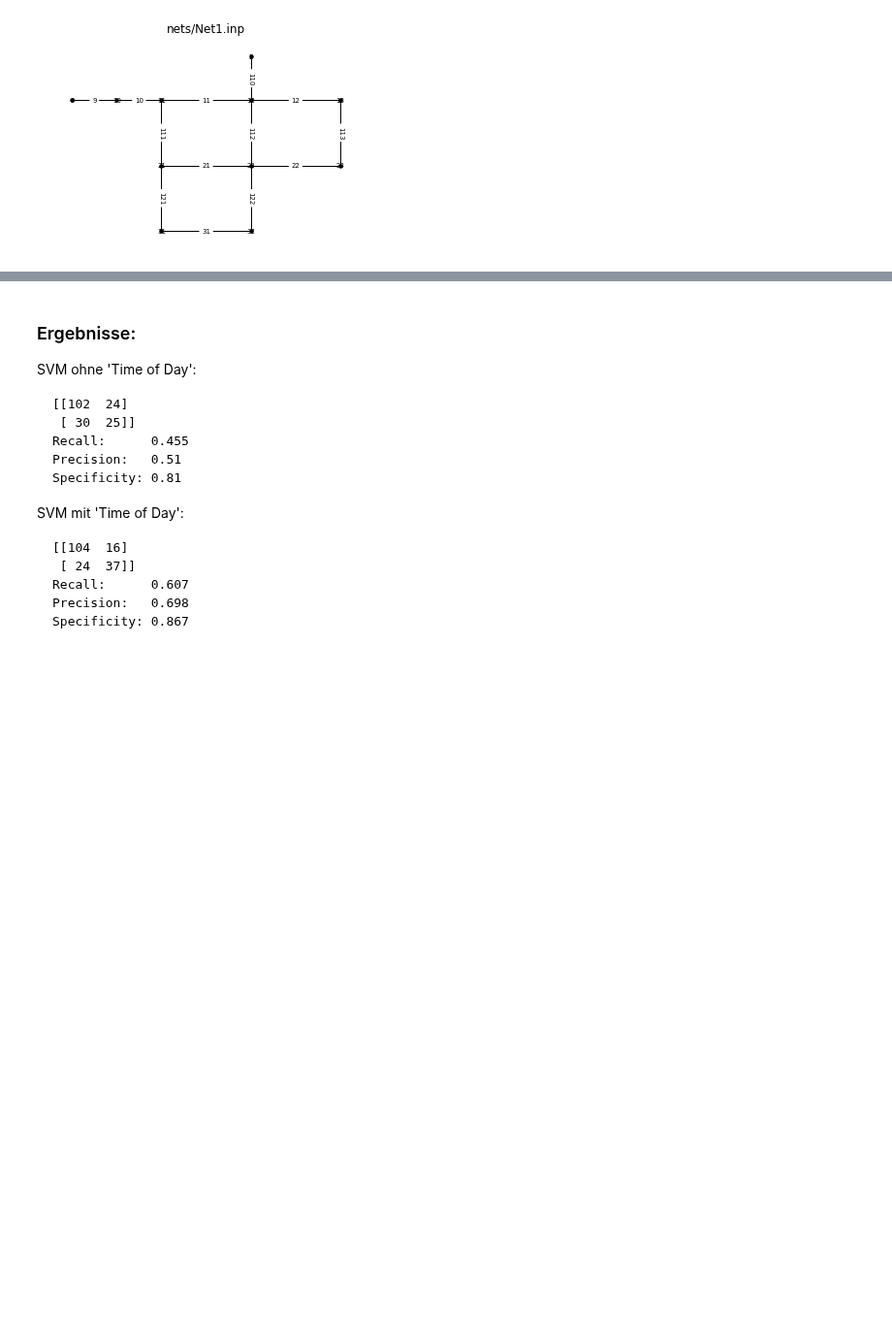
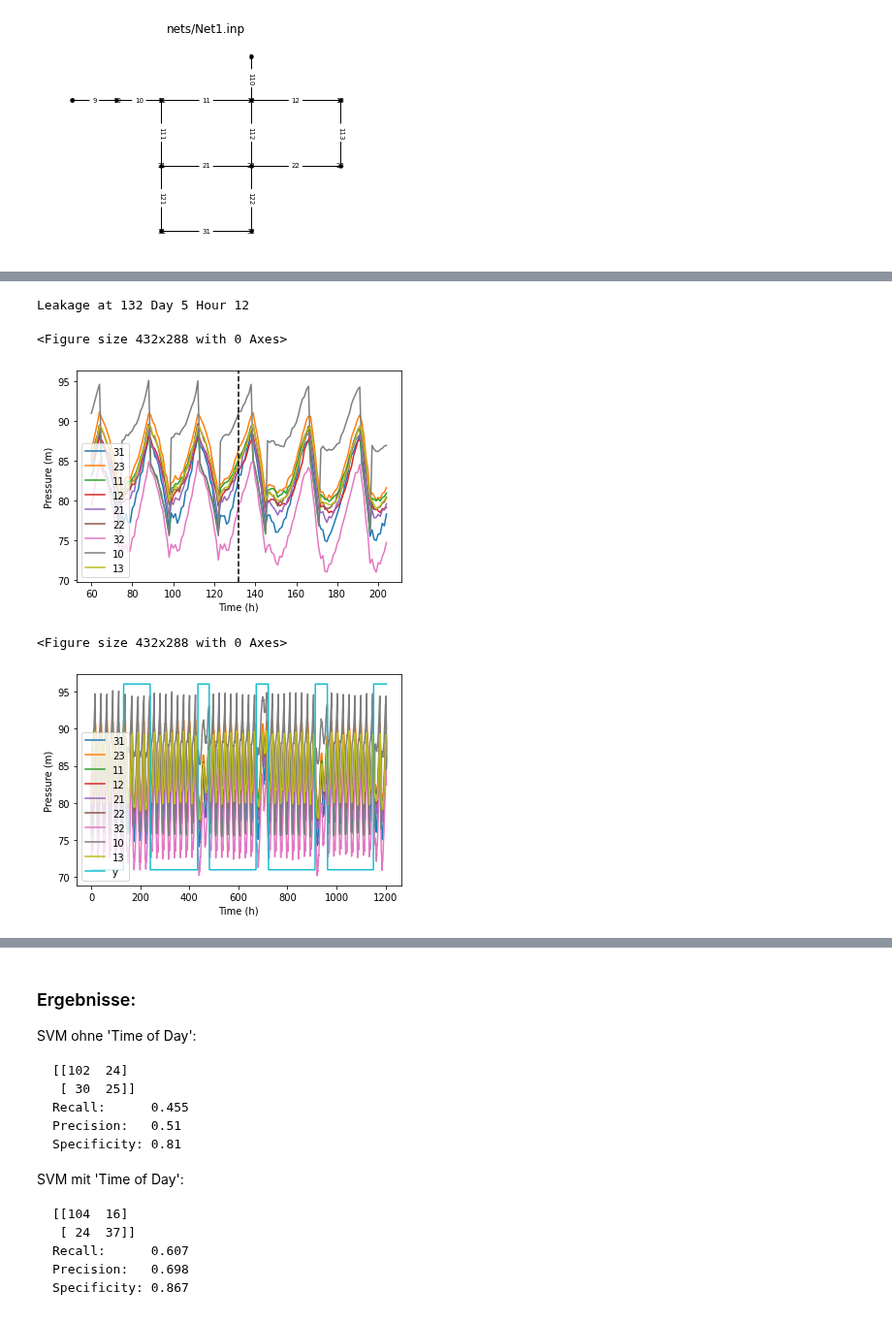
Before and after one commit to JulianBvW/BA-WDN-Leakage-Detection, a Jupyter notebook: LeakageDetection.ipynb, the cells around one changed output, grey strips where cells are left out. Shown at 97% size. Cells and saved outputs as stored; diff of their text form; code cells hidden in the pictures; blank space fills up the shorter version.

```diff
--- a/LeakageDetection.ipynb
+++ b/LeakageDetection.ipynb
@@ -179,3 +132,12 @@ Specificity: 0.754
+# %%
+X, y = gen.gen_multi_data('12', include_time=False, noise_strength=0.15)
+show_data(X, y)
+# %% [output]
+Leakage at 132 Day 5 Hour 12
+<Figure size 432x288 with 0 Axes>
+[figure, added]
+<Figure size 432x288 with 0 Axes>
+[figure, added]
 # %%
 y_pred_all = model.predict(X)
 show_data(X, y_pred_all)
```
Also changed, not shown: parts of 16 cells of this notebook, 1 other file.
